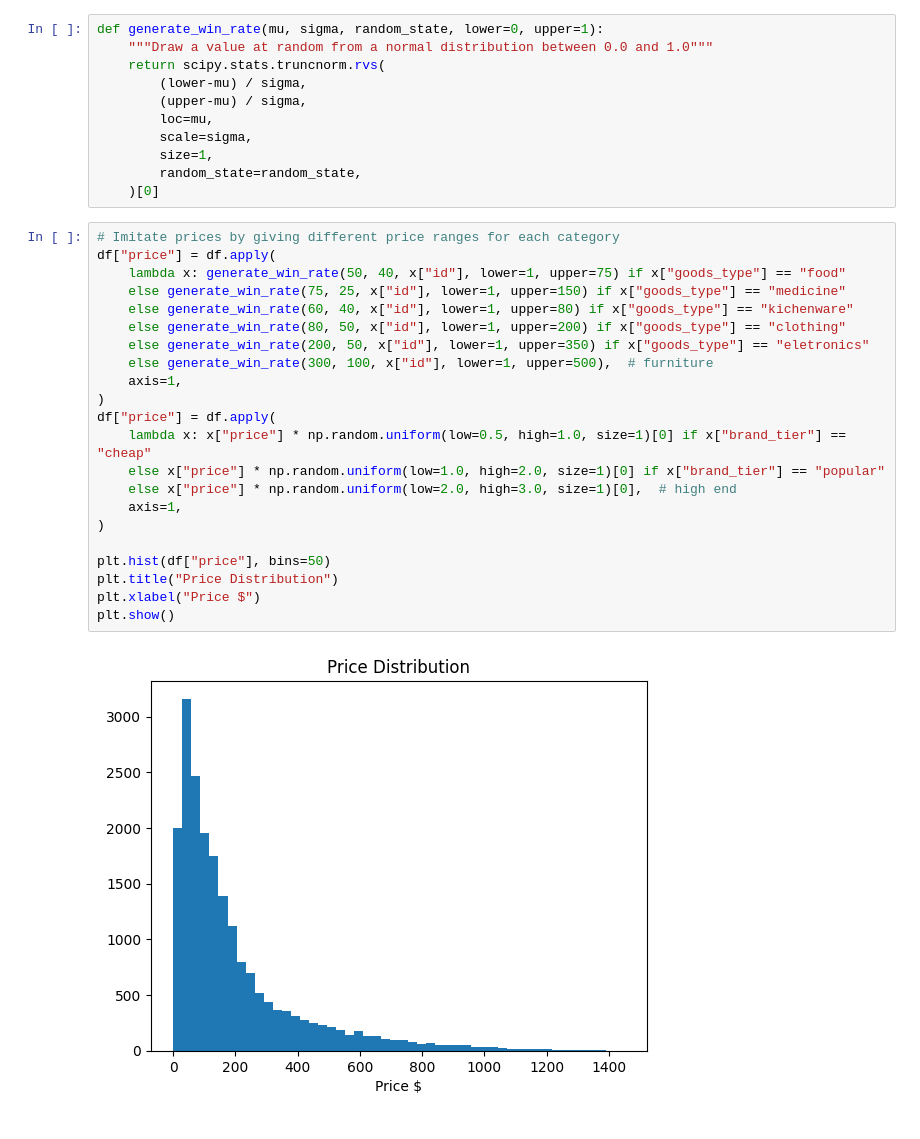
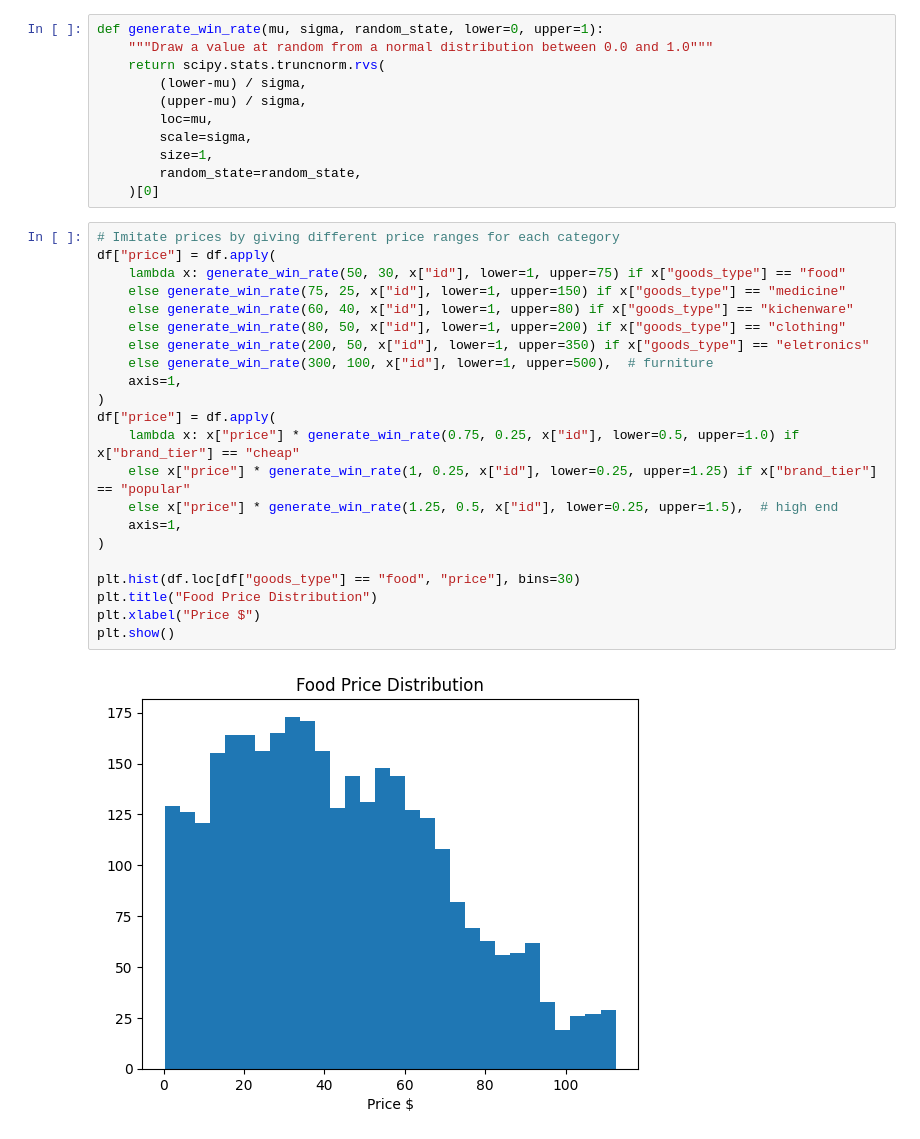
Before and after one commit to Q-shick/ecommerce_price_sensitivity, a Jupyter notebook: ecommerce-synthetic-data.ipynb, the cells around one changed output. Saved outputs shown, nothing was run; the diff lists cells and outputs as text.

Commit message:
Kaggle Notebook | ecommerce_synthetic_data | Adjusted prices

```diff
--- a/ecommerce-synthetic-data.ipynb
+++ b/ecommerce-synthetic-data.ipynb
@@ -94,27 +94,27 @@ def generate_win_rate(mu, sigma, random_state, lower=0, upper=1):
 # %%
 # Imitate prices by giving different price ranges for each category
 df["price"] = df.apply(
-    lambda x: generate_win_rate(50, 40, x["id"], lower=1, upper=75) if x["goods_type"] == "food"
+    lambda x: generate_win_rate(50, 30, x["id"], lower=1, upper=75) if x["goods_type"] == "food"
     else generate_win_rate(75, 25, x["id"], lower=1, upper=150) if x["goods_type"] == "medicine"
     else generate_win_rate(60, 40, x["id"], lower=1, upper=80) if x["goods_type"] == "kichenware"
     else generate_win_rate(80, 50, x["id"], lower=1, upper=200) if x["goods_type"] == "clothing"
     else generate_win_rate(200, 50, x["id"], lower=1, upper=350) if x["goods_type"] == "eletronics"
     else generate_win_rate(300, 100, x["id"], lower=1, upper=500),  # furniture
     axis=1,
 )
 df["price"] = df.apply(
-    lambda x: x["price"] * np.random.uniform(low=0.5, high=1.0, size=1)[0] if x["brand_tier"] == "cheap"
-    else x["price"] * np.random.uniform(low=1.0, high=2.0, size=1)[0] if x["brand_tier"] == "popular"
-    else x["price"] * np.random.uniform(low=2.0, high=3.0, size=1)[0],  # high end
+    lambda x: x["price"] * generate_win_rate(0.75, 0.25, x["id"], lower=0.5, upper=1.0) if x["brand_tier"] == "cheap"
+    else x["price"] * generate_win_rate(1, 0.25, x["id"], lower=0.25, upper=1.25) if x["brand_tier"] == "popular"
+    else x["price"] * generate_win_rate(1.25, 0.5, x["id"], lower=0.25, upper=1.5),  # high end
     axis=1,
 )
 
-plt.hist(df["price"], bins=50)
-plt.title("Price Distribution")
+plt.hist(df.loc[df["goods_type"] == "food", "price"], bins=30)
+plt.title("Food Price Distribution")
 plt.xlabel("Price $")
 plt.show()
 # %% [output]
-[figure, old version]
+[figure, new version]
 # %%
 # Scale numeric columns to imitate win rates
 df["past_spending_scaled"] = MinMaxScaler().fit_transform(df[["past_spending"]])
```
Also changed, not shown: parts of 2 cells of this notebook.
